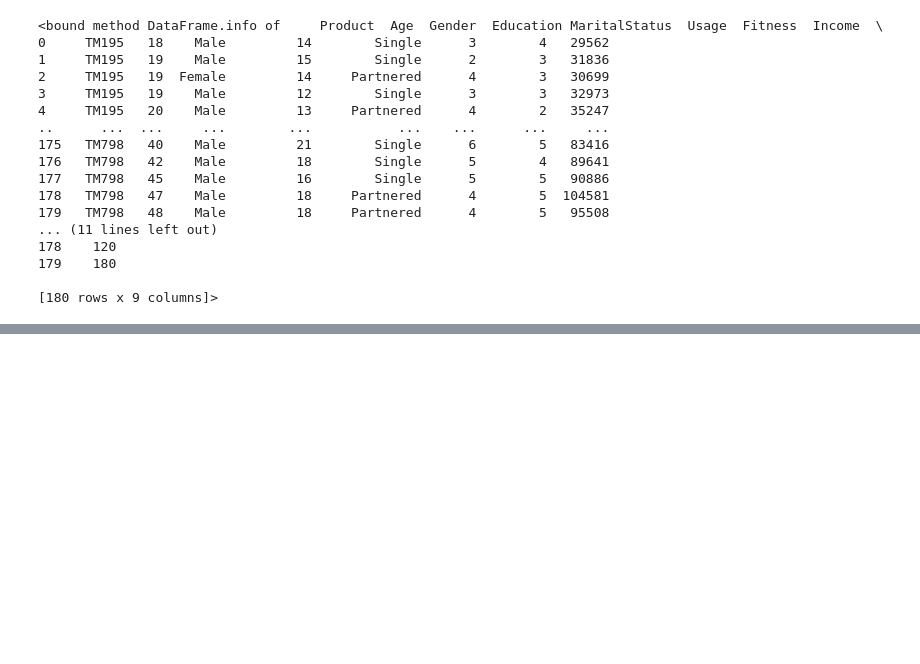
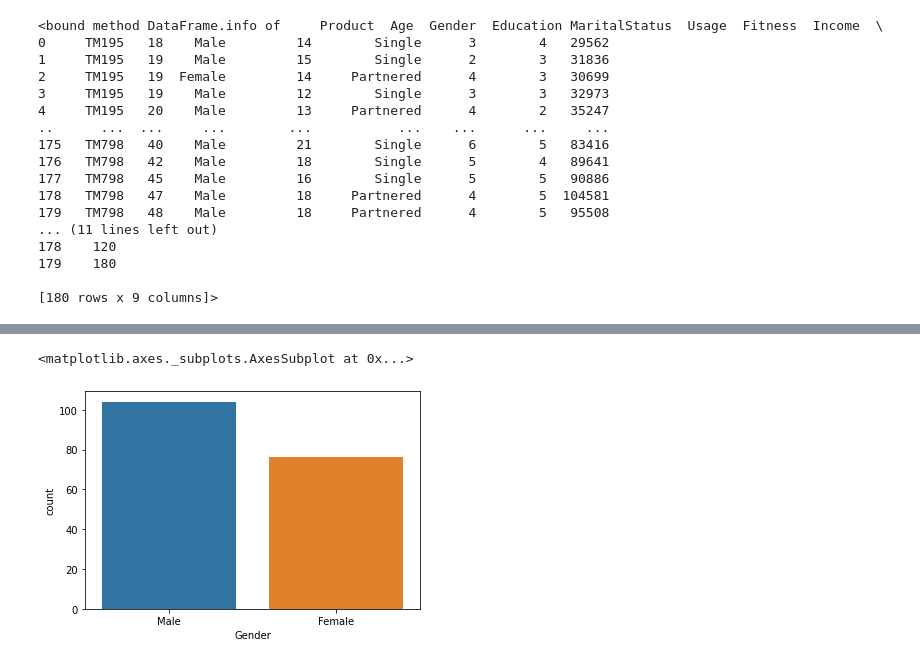
Before and after one commit to chauhan971/CardioGoodFitness-Analysis, a Jupyter notebook: Cardio_analysis.ipynb, the cells around one changed output, grey strips where cells are left out. Cells and saved outputs as stored; diff of their text form; code cells hidden in the pictures; blank space fills up the shorter version.

```diff
--- a/Cardio_analysis.ipynb
+++ b/Cardio_analysis.ipynb
@@ -60,0 +125,5 @@ mydata.info
+# %%
+sns.countplot(x="Gender",data=mydata)
+# %% [output]
+<matplotlib.axes._subplots.AxesSubplot at 0x...>
+[figure, added]
```
Also changed, not shown: parts of 13 cells of this notebook.
